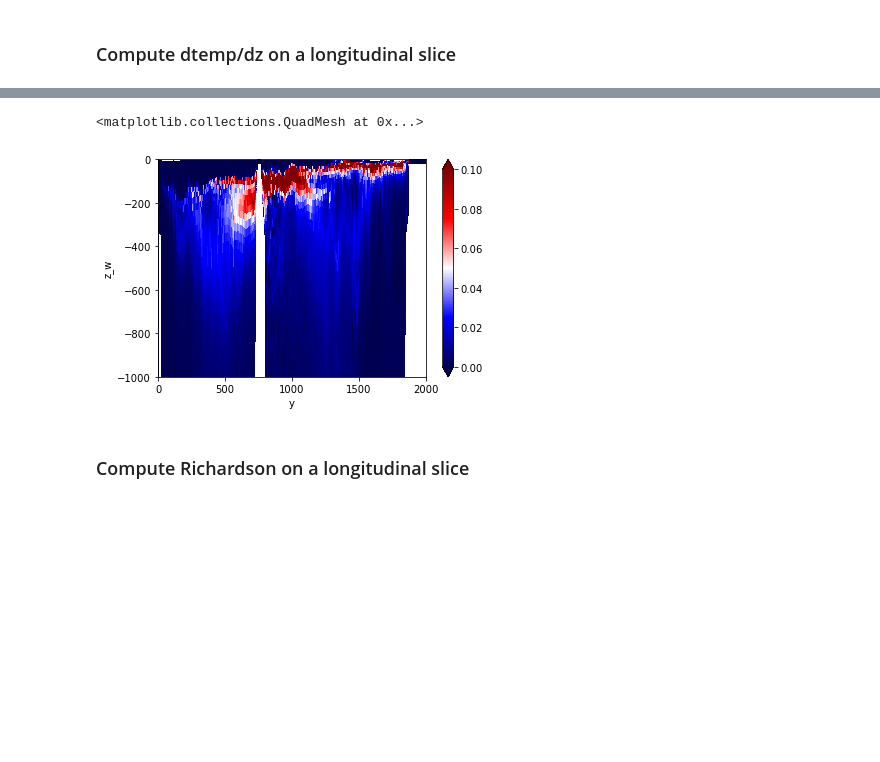
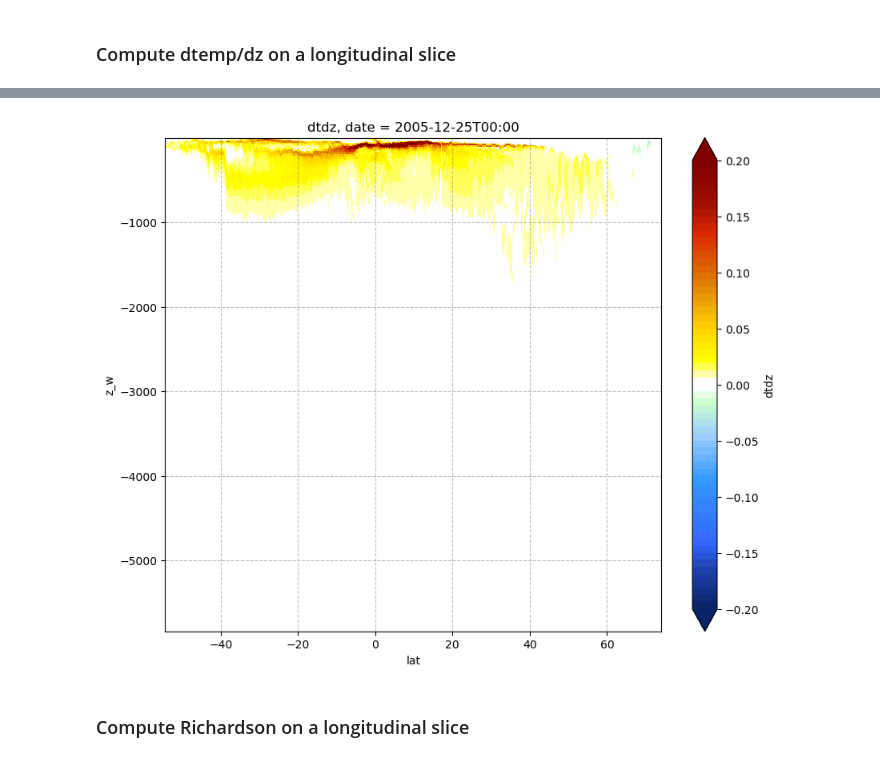
Before and after one commit to alcoat/croco_pytools, a Jupyter notebook: xcroco/tuto_xcroco.ipynb, the cells around one changed output, grey strips where cells are left out. Cells and saved outputs as stored; diff of their text form; code cells hidden in the pictures; blank space fills up the shorter version.

```diff
--- a/xcroco/tuto_xcroco.ipynb
+++ b/xcroco/tuto_xcroco.ipynb
@@ -119,21 +154,12 @@ seldate = '2012-07-16'
 which contains all the substitutions of the variables names depending on the model:
 - croco_xios
 # %%
-croco = Model("croco_xios")
+croco = Model(model)
 # %% [markdown]
 ### Open all the data files and the grid file and return a dataset. Create the xgcm grid.
 # %%
 %%time
-drop_variables = ['time', 'nav_lon_w', 'nav_lat_w',
-                  'sustr', 'svstr','bvf',
-                  'hc','h','Vtransform','sc_r','sc_w',
-                  'Cs_r','Cs_w','angle','mask_rho',
-                  'pm','pn','Tcline','theta_s','theta_b',
-                  'lon_rho','lat_rho','lon_u','lat_u','lon_v','lat_v',
-                  'nav_lon_rho','nav_lat_rho','nav_lon_u','nav_lat_u','nav_lon_v','nav_lat_v',
-                  'time_instant','time_instant_bounds',
-                  'time_counter_bounds',
-                 ]
+drop_variables = []
 ds, grid = gop.open_files(croco, gridname, filenames, grid_metrics=1,
                           drop_variables=drop_variables, suffix=suffix,
                           chunks={'t':1},
@@ -250,10 +274,10 @@ Wall time: 12.6 s
 # %%
 %%time
 # longitudinal slice of temperature
-tslice = gop.slices(croco, ds1.temp, z, ds=ds1, longitude=longitude).compute()
+tslice = gop.slices(croco, ds1.temp, z, ds=ds1, longitude=longitude)
 # compute dtemp/dz
 dtdz = dg.dtempdz(croco, ds=ds1, temp=tslice, z=tslice.z)
 # plot dtemp/dz
-coords = gop.get_spatial_coords(dtdz)
-dtdz.plot(x=coords['lat'], y=coords['z'], ylim=[-1000,0], vmin=0, vmax=0.1, cmap="seismic")
+kwargs = {'vmin': -0.2, 'vmax': 0.2, 'extend':'both'}
+cplt.plotfig(dtdz, **kwargs)
 # %% [output]
@@ -262,5 +286,4 @@ Wall time: 7.54 s
-<matplotlib.collections.QuadMesh at 0x...>
-[figure, old version]
+[figure, new version]
 # %% [markdown]
 ### Compute Richardson on a longitudinal slice
 # %%
```
Also changed, not shown: parts of 19 cells of this notebook, 2 other files.
